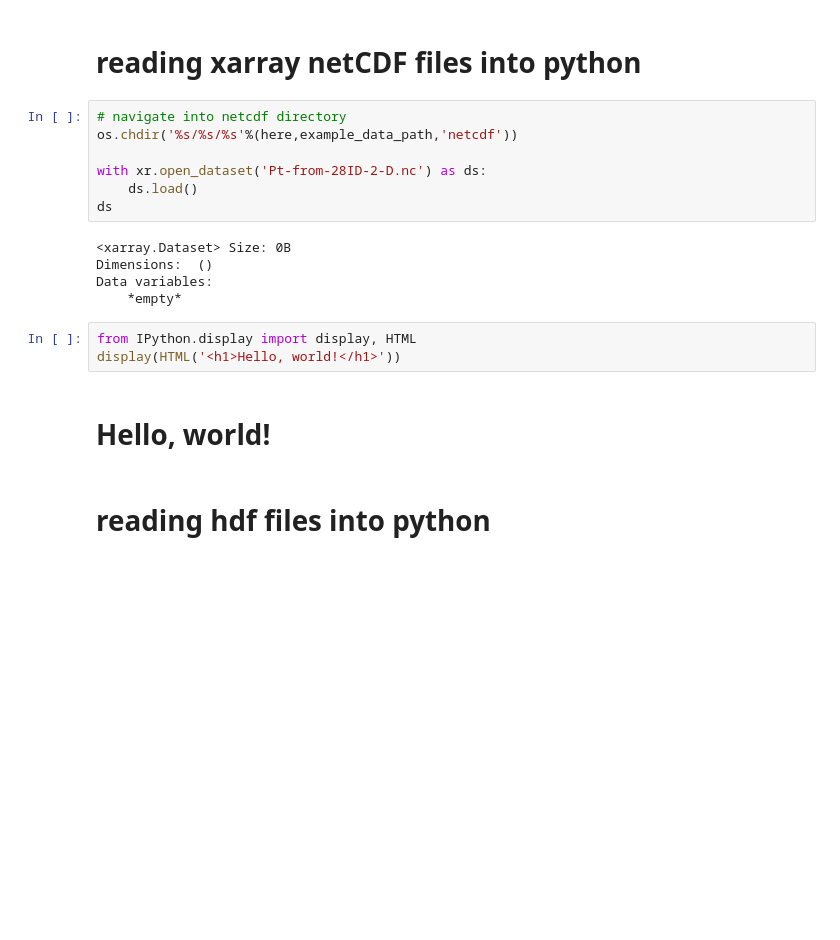
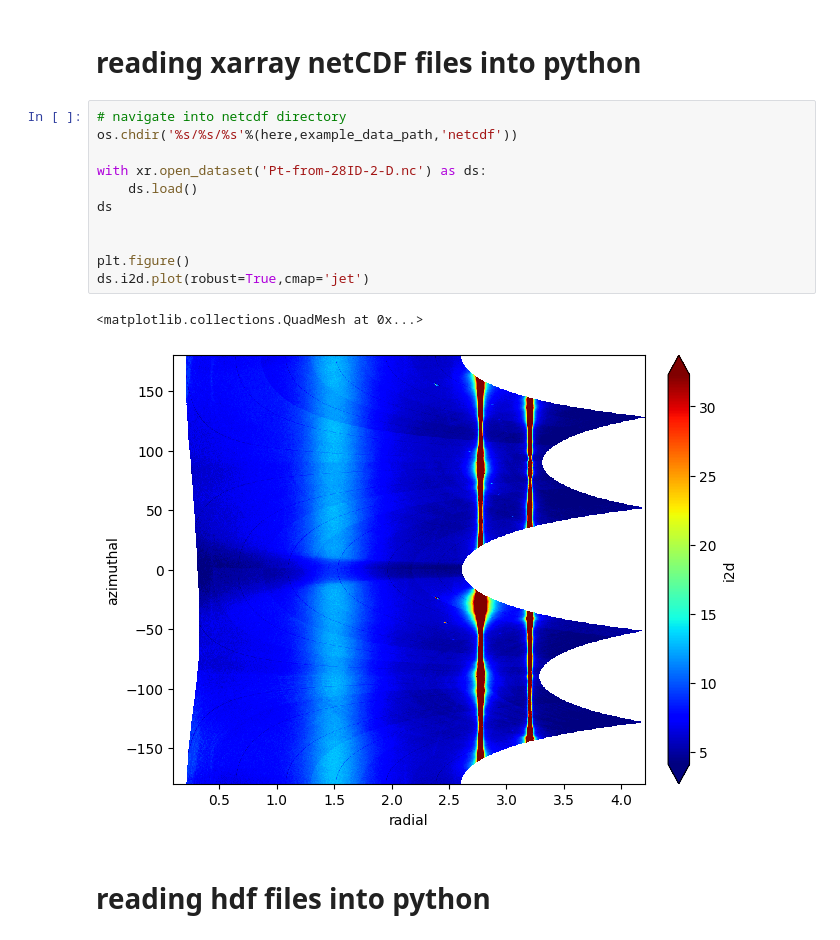
Before and after one commit to MehmetTopsakal/pySULI, a Jupyter notebook: notebooks/000.read_research_data_into_python.ipynb, the cells around one changed output. Saved outputs shown, nothing was run; the diff lists cells and outputs as text; blank space fills up the shorter version.

```diff
--- a/notebooks/000.read_research_data_into_python.ipynb
+++ b/notebooks/000.read_research_data_into_python.ipynb
@@ -268,20 +233,17 @@ ax3.imshow(im3)
 # %%
 # navigate into netcdf directory
 os.chdir('%s/%s/%s'%(here,example_data_path,'netcdf'))
 
 with xr.open_dataset('Pt-from-28ID-2-D.nc') as ds:
     ds.load()
 ds
+
+
+plt.figure()
+ds.i2d.plot(robust=True,cmap='jet')
 # %% [output]
-<xarray.Dataset> Size: 0B
-Dimensions:  ()
-Data variables:
-    *empty*
+<matplotlib.collections.QuadMesh at 0x...>
+[figure, added]
-# %%
-from IPython.display import display, HTML
-display(HTML('<h1>Hello, world!</h1>'))
-# %% [output]
-Hello, world!
 # %% [markdown]
 # reading hdf files into python
 # %%
```
Also changed, not shown: parts of 4 cells of this notebook.
